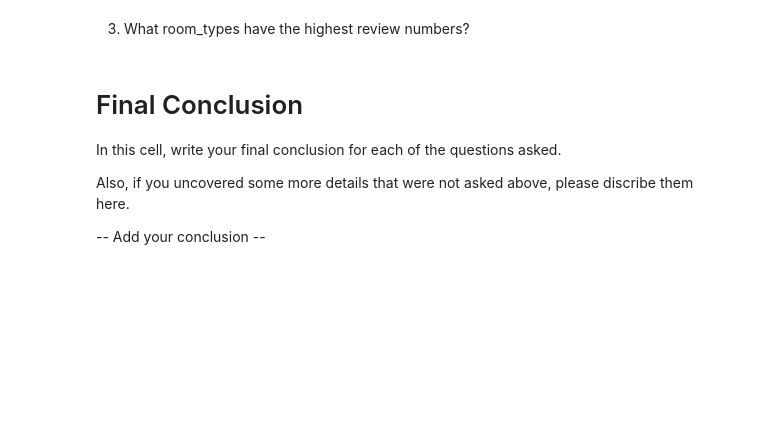
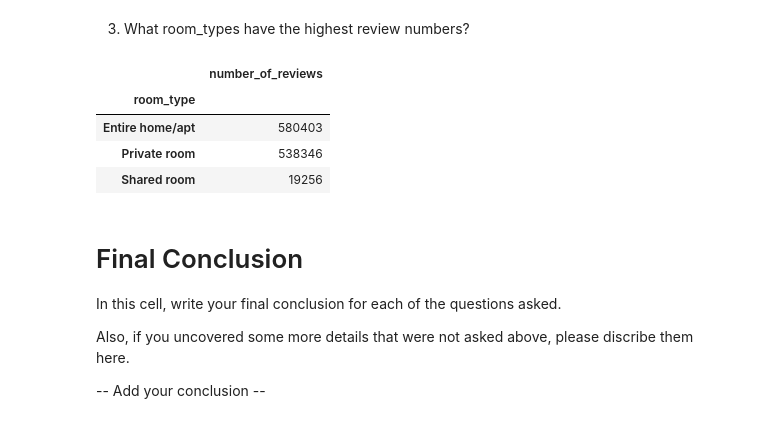
Before and after one commit to cstevenson7/pandas-w8-d5-air-bnb, a Jupyter notebook: AirBnB Case Study Project Jupyter notebook.ipynb, the cells around one changed output. Saved outputs shown, nothing was run; the diff lists cells and outputs as text; code cells hidden in the pictures; blank space fills up the shorter version.

```diff
--- a/AirBnB Case Study Project Jupyter notebook.ipynb
+++ b/AirBnB Case Study Project Jupyter notebook.ipynb
@@ -225,5 +200,14 @@ zero_avail.groupby('host_s_index = False).count()
 # %% [markdown]
 3. What room_types have the highest review numbers?
+# %%
+
+air_bnb.groupby('room_type').sum().loc[['Entire home/apt','Private room','Shared room']][['number_of_reviews']]
+# %% [output]
+|  | number_of_reviews |
+| room_type |  |
+| Entire home/apt | 580403 |
+| Private room | 538346 |
+| Shared room | 19256 |
 # %% [markdown]
 # Final Conclusion
 
```
Also changed, not shown: parts of 4 cells of this notebook.
